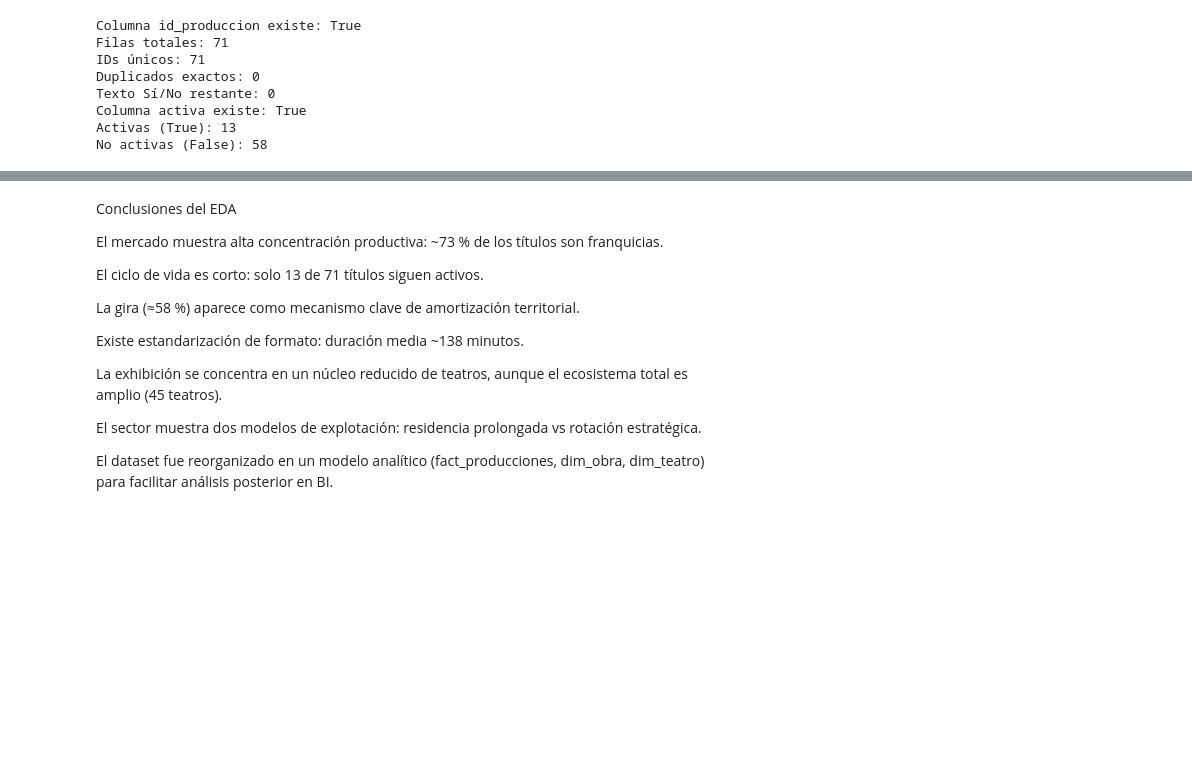
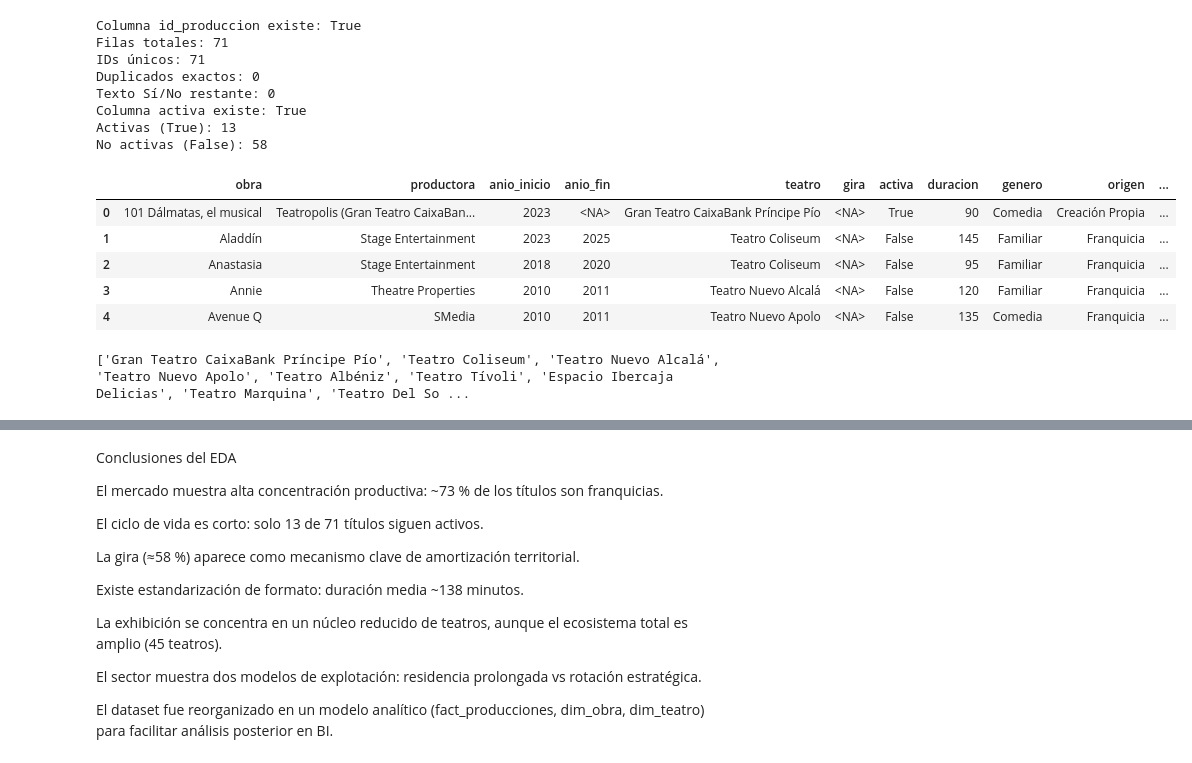
Before and after one commit to ela-art/Analisis-del-Teatro-Musical-2010-2026, a Jupyter notebook: notebooks_eda/Eda_maestro_musicales.ipynb, the cells around one changed output, grey strips where cells are left out. Saved outputs shown, nothing was run; the diff lists cells and outputs as text; code cells hidden in the pictures; blank space fills up the shorter version.

```diff
--- a/notebooks_eda/Eda_maestro_musicales.ipynb
+++ b/notebooks_eda/Eda_maestro_musicales.ipynb
@@ -440,3 +440,16 @@ Texto Sí/No restante: 0
 Columna activa existe: True
 Activas (True): 13
 No activas (False): 58
+# %%
+df_maestro.head()
+# %% [output]
+|  | obra | productora | anio_inicio | anio_fin | teatro | gira | activa | duracion | genero | origen | ... |
+| 0 | 101 Dálmatas, el musical | Teatropolis (Gran Teatro CaixaBan... | 2023 | <NA> | Gran Teatro CaixaBank Príncipe Pío | <NA> | True | 90 | Comedia | Creación Propia | ... |
+| 1 | Aladdín | Stage Entertainment | 2023 | 2025 | Teatro Coliseum | <NA> | False | 145 | Familiar | Franquicia | ... |
+| 2 | Anastasia | Stage Entertainment | 2018 | 2020 | Teatro Coliseum | <NA> | False | 95 | Familiar | Franquicia | ... |
+| 3 | Annie | Theatre Properties | 2010 | 2011 | Teatro Nuevo Alcalá | <NA> | False | 120 | Familiar | Franquicia | ... |
+| 4 | Avenue Q | SMedia | 2010 | 2011 | Teatro Nuevo Apolo | <NA> | False | 135 | Comedia | Franquicia | ... |
+# %%
+print(dim_teatro['teatro'].tolist())
+# %% [output]
+['Gran Teatro CaixaBank Príncipe Pío', 'Teatro Coliseum', 'Teatro Nuevo Alcalá', 'Teatro Nuevo Apolo', 'Teatro Albéniz', 'Teatro Tívoli', 'Espacio Ibercaja Delicias', 'Teatro Marquina', 'Teatro Del So ...
```
Also changed, not shown: parts of 2 cells of this notebook, 6 other files.
